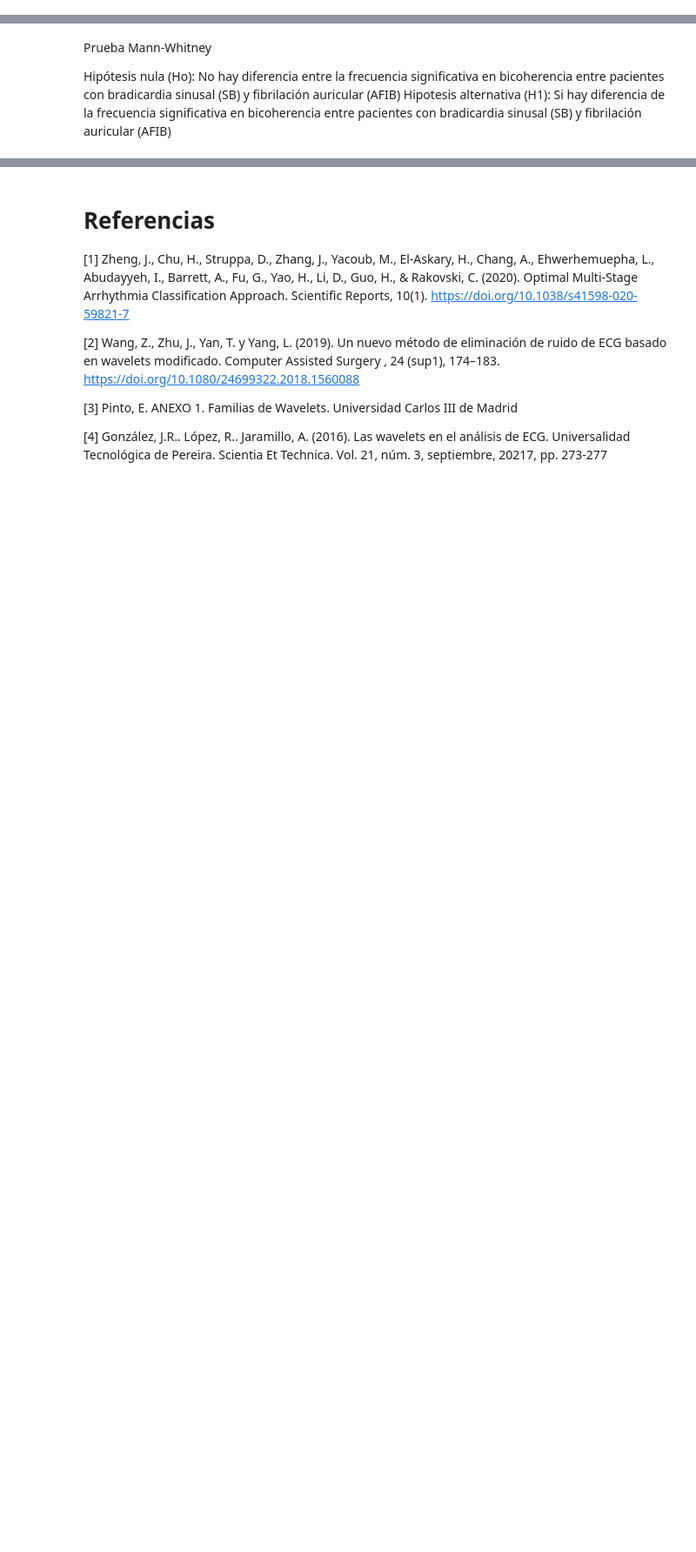
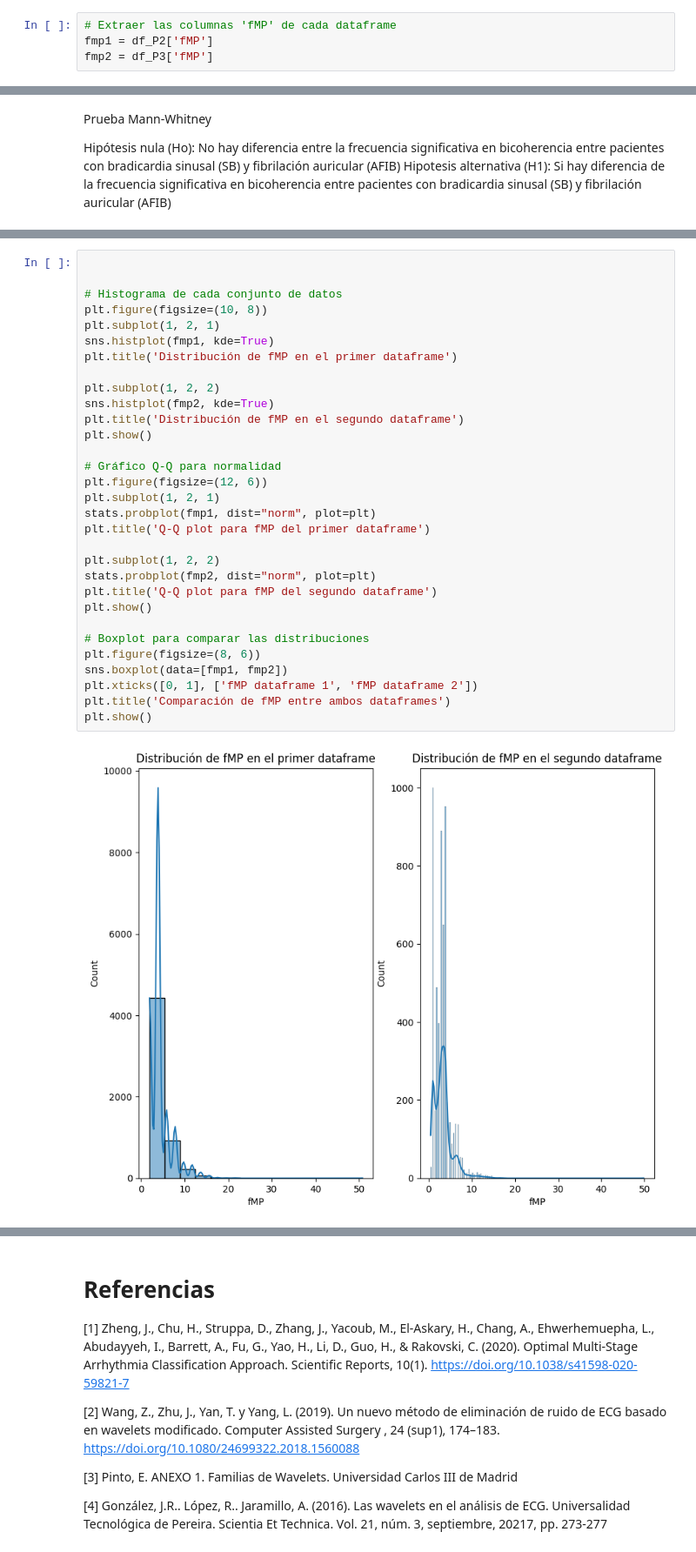
Before and after one commit to MariaOs02/LabBiosenales, a Jupyter notebook: Proyecto_3/Proyecto3.ipynb, the cells around one changed output, grey strips where cells are left out. Shown at 87% size. Drawn from its saved outputs; the diff is of its cells as text; blank space fills up the shorter version.

```diff
--- a/Proyecto_3/Proyecto3.ipynb
+++ b/Proyecto_3/Proyecto3.ipynb
@@ -744,6 +746,10 @@ df_P2 = pd.read_excel("Dataframe_P2.xlsx", usecols=["Registro", "Estado", "fMP"]
 df_P3 = pd.read_excel("Dataframe_P3.xlsx", usecols=["Registro", "Estado", "fMP"])
 
 alpha = 0.05
+# %%
+# Extraer las columnas 'fMP' de cada dataframe
+fmp1 = df_P2['fMP']
+fmp2 = df_P3['fMP']
 # %% [markdown]
 Prueba de Normalidad
 
@@ -820,0 +843,33 @@ Significant difference between fMP of DataFrame_P2 and DataFrame_P3 (p-value: 0.
+# %%
+
+
+# Histograma de cada conjunto de datos
+plt.figure(figsize=(10, 8))
+plt.subplot(1, 2, 1)
+sns.histplot(fmp1, kde=True)
+plt.title('Distribución de fMP en el primer dataframe')
+
+plt.subplot(1, 2, 2)
+sns.histplot(fmp2, kde=True)
+plt.title('Distribución de fMP en el segundo dataframe')
+plt.show()
+
+# Gráfico Q-Q para normalidad
+plt.figure(figsize=(12, 6))
+plt.subplot(1, 2, 1)
+stats.probplot(fmp1, dist="norm", plot=plt)
+plt.title('Q-Q plot para fMP del primer dataframe')
+
+plt.subplot(1, 2, 2)
+stats.probplot(fmp2, dist="norm", plot=plt)
+plt.title('Q-Q plot para fMP del segundo dataframe')
+plt.show()
+
+# Boxplot para comparar las distribuciones
+plt.figure(figsize=(8, 6))
+sns.boxplot(data=[fmp1, fmp2])
+plt.xticks([0, 1], ['fMP dataframe 1', 'fMP dataframe 2'])
+plt.title('Comparación de fMP entre ambos dataframes')
+plt.show()
+# %% [output]
+[figure, added]
```
Also changed, not shown: parts of 10 cells of this notebook.
